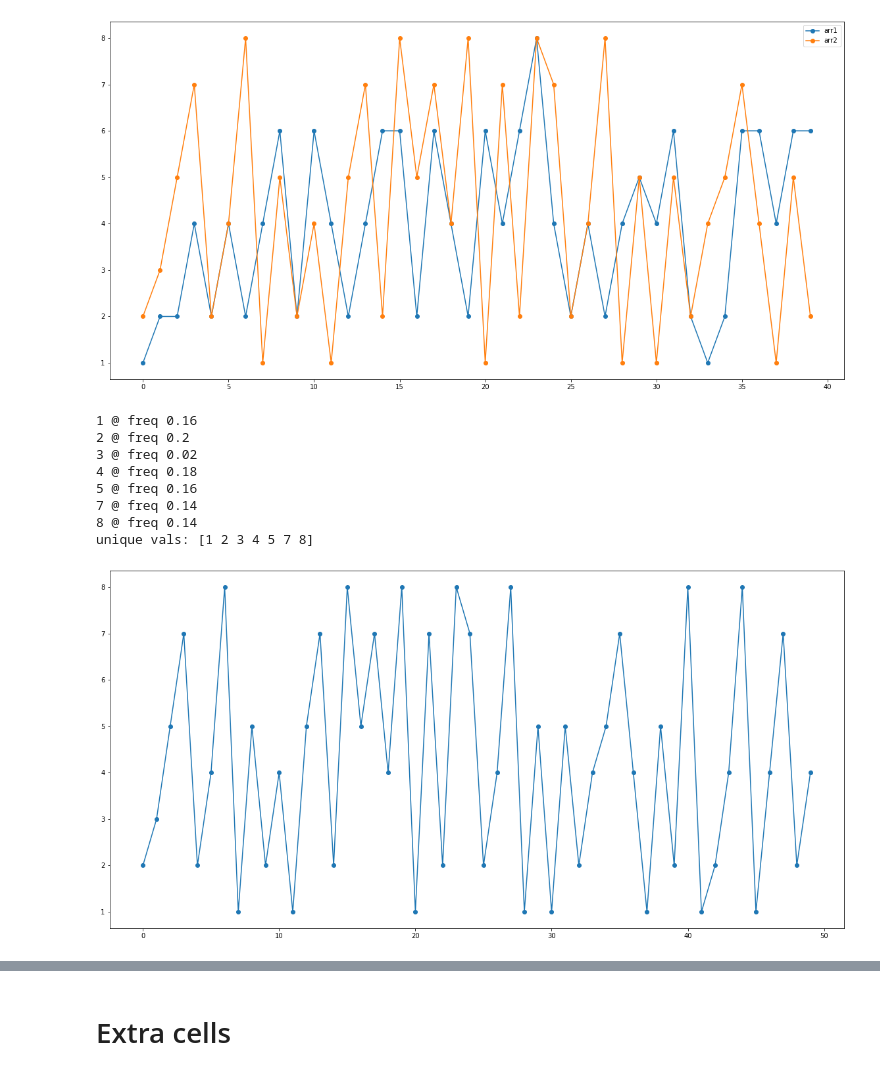
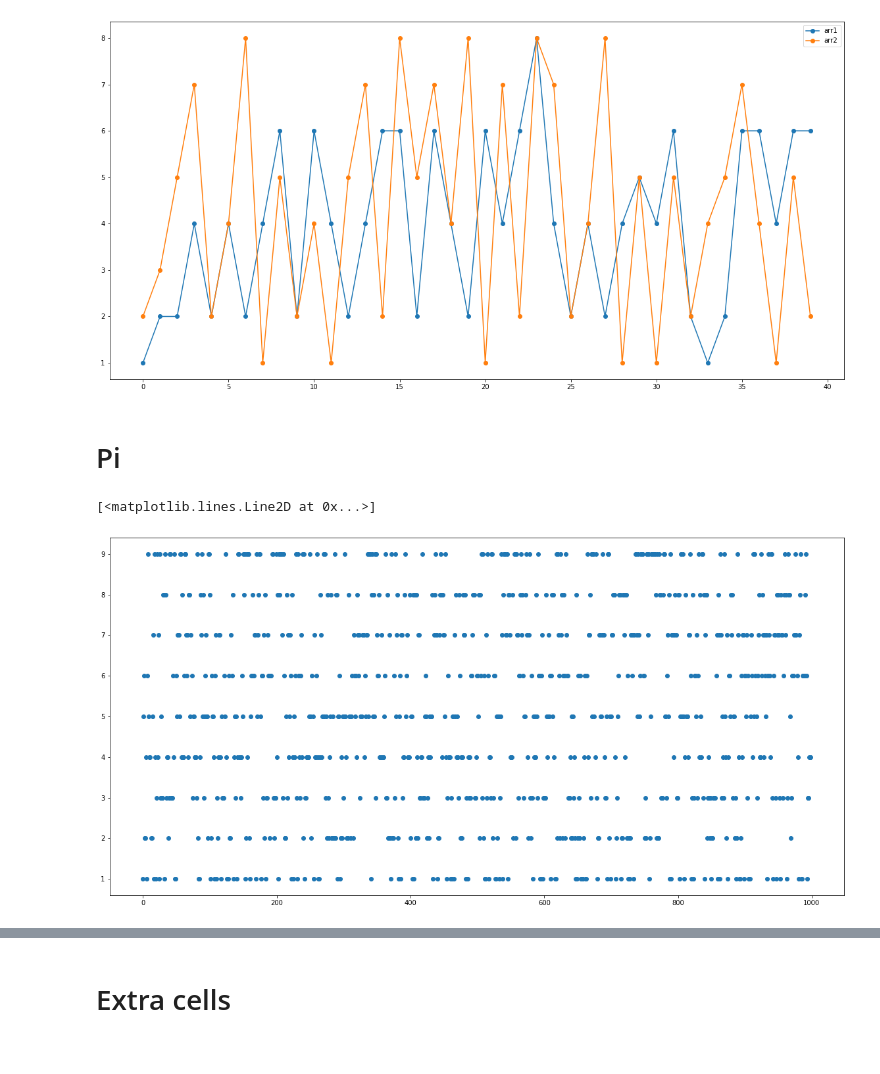
Before and after one commit to bfbarry/mathy_things, a Jupyter notebook: statistical_number_theory/Digital Roots.ipynb, the cells around one changed output, grey strips where cells are left out. Cells and saved outputs as stored; diff of their text form; code cells hidden in the pictures.

```diff
--- a/Digital Roots.ipynb
+++ b/statistical_number_theory/Digital Roots.ipynb
@@ -142,15 +82,16 @@ plot_digital_roots([prime_gaps[:40], primes[:40]], verbose = False)
 array([2, 3, 5, 7, 2, 4, 8, 1, 5, 2, 4, 1, 5, 7, 2, 8, 5, 7, 4, 8, 1, 7,
        2, 8, 7, 2, 4, 8, 1, 5, 1, 5, 2, 4, 5, 7, 4, 1, 5, 2])
 [figure]
-# %%
-ro = plot_digital_roots(primes[:50])
-# %% [output]
-1 @ freq 0.16
-2 @ freq 0.2
-3 @ freq 0.02
-4 @ freq 0.18
-5 @ freq 0.16
-7 @ freq 0.14
-8 @ freq 0.14
-unique vals: [1 2 3 4 5 7 8]
-[figure, removed]
+# %% [markdown]
+# Pi
+# %%
+pi_th = generators.pi_dig(1000)
+gradual_roots = []
+for n, i in enumerate(pi_th):
+    gradual_roots.append(digital_roots.dr(sum(pi_th[:n+1])))
+# %%
+plt.figure(figsize=(20,10))
+plt.plot(list(range(999)), gradual_roots[:999], 'o')
+# %% [output]
+[<matplotlib.lines.Line2D at 0x...>]
+[figure, added]
```
Also changed, not shown: parts of 13 cells of this notebook, 9 other files.
